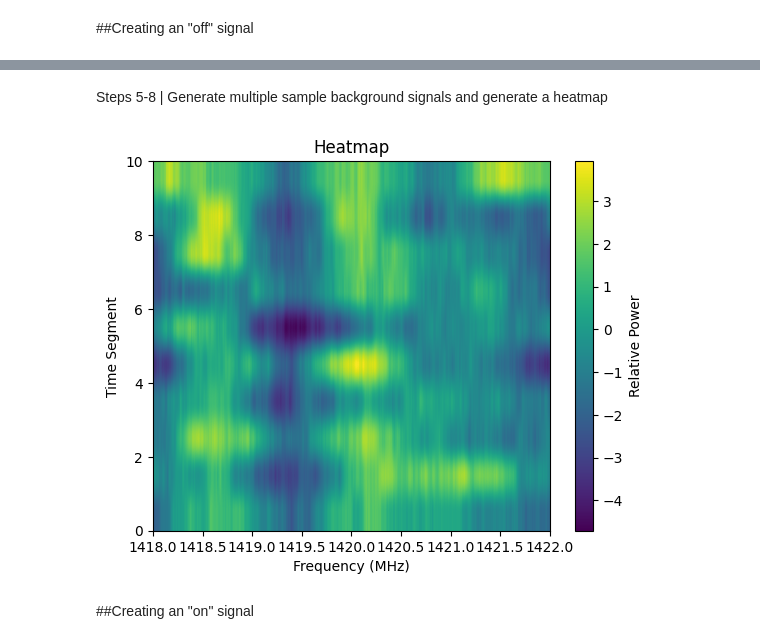
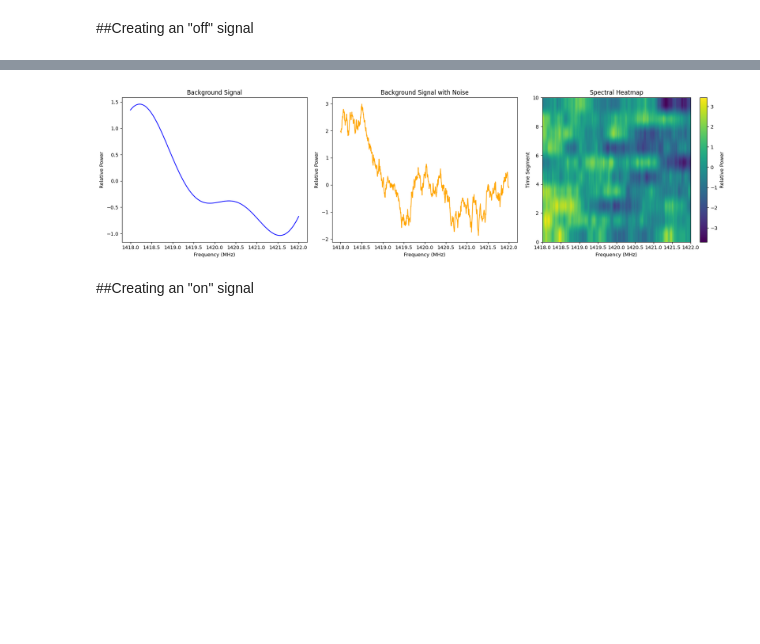
Before and after one commit to PanagiotisPetrid/ASTRO-BEAM-PanagiotisPetridis, a Jupyter notebook: ASTRO_BEAM_recruitment_Task_7.ipynb, the cells around one changed output, grey strips where cells are left out. Drawn from its saved outputs; the diff is of its cells as text; code cells hidden in the pictures; blank space fills up the shorter version.

Commit message:
Showing subplots in one plot, polynomial fitting to remove background, tasks after task 1 use more predictable type of noise

```diff
--- a/ASTRO_BEAM_recruitment_Task_7.ipynb
+++ b/ASTRO_BEAM_recruitment_Task_7.ipynb
@@ -55,39 +29,72 @@ plt.show()
-# %% [markdown]
-Steps 5-8 | Generate multiple sample background signals and generate a heatmap
 # %%
 import numpy as np
 import matplotlib.pyplot as plt
+import colorednoise as cn  # Ensure you have this library installed
 
+# Signal parameters
+n_samples = 1000  # Number of sample measurements
+freq_range = np.linspace(1418, 1422, n_samples)  # Evenly spaced frequencies of the signal (bandwidth of 4 MHz)
+
+# Create a sample signal using a sine and cosine wave
+background_signal = (0.5 * np.sin(0.8 * np.pi * freq_range) + np.cos(0.4 * np.pi * freq_range + 2))
+
+# Noise generation (Brownian noise with β = 2)
+beta = 2  # Exponent for noise (β = 2 corresponds to brownian noise)
+noise = cn.powerlaw_psd_gaussian(beta, n_samples)
+
+# Add noise to the background signal
+background_signal_noised = background_signal + noise
+
+#-------------------------------------------------------------------------------------------------------------
 # Signal parameters (same as before)
 n_samples = 1000
 freq_range = np.linspace(1418, 1422, n_samples)
 
 # Defined a function to automate random sample signal generation
 def generate_background_signal(freq_range):
-    background_signal = (np.sin(np.pi * freq_range) + np.cos(1.5 * np.pi * freq_range))
+    background_signal = (0.5 * np.sin(0.8 * np.pi * freq_range) + np.cos(0.4 * np.pi * freq_range + 2))
     beta = 2
     noise = cn.powerlaw_psd_gaussian(beta, n_samples)
     background_signal_noised = background_signal + noise
     return background_signal_noised
 
 #Define the time segments we will use for our waterfall
 n_time_segments = 10
 
 # Create an empty array to store the signals for each time segment
 waterfall = np.zeros((n_time_segments, n_samples))
 
 for i in range (n_time_segments):
     waterfall[i, :] = generate_background_signal(freq_range)
 
-#Visualize the waterfall as a heatmap
-plt.imshow(waterfall, aspect='auto', cmap='viridis', extent=[freq_range[0], freq_range[-1], 0, n_time_segments])
-plt.title("Heatmap")
-plt.xlabel("Frequency (MHz)")
-plt.ylabel("Time Segment")
-plt.colorbar(label="Relative Power")
+#-------------------------------------------------------------------------------------------------------------
+# Create subplots
+fig, axs = plt.subplots(1, 3, figsize=(18, 5))
+
+# Plot the background signal in the first subplot
+axs[0].plot(freq_range, background_signal, color="blue")
+axs[0].set_title("Background Signal")
+axs[0].set_xlabel("Frequency (MHz)")
+axs[0].set_ylabel("Relative Power")
+
+# Plot the background signal with noise in the second subplot
+axs[1].plot(freq_range, background_signal_noised, color="orange")
+axs[1].set_title("Background Signal with Noise")
+axs[1].set_xlabel("Frequency (MHz)")
+axs[1].set_ylabel("Relative Power")
+
+# Plot the heatmap in the third subplot
+cax = axs[2].imshow(waterfall, aspect='auto', cmap='viridis', extent=[freq_range[0], freq_range[-1], 0, n_time_segments])
+axs[2].set_title("Spectral Heatmap")
+axs[2].set_xlabel("Frequency (MHz)")
+axs[2].set_ylabel("Time Segment")
+plt.colorbar(cax, ax=axs[2], label="Relative Power")
+
+# Display the plots
+plt.tight_layout()
 plt.show()
 # %% [output]
-[figure, old version]
+[figure, new version]
 # %% [markdown]
 ##Creating an "on" signal
 # %% [markdown]
```
Also changed, not shown: parts of 16 cells of this notebook.
